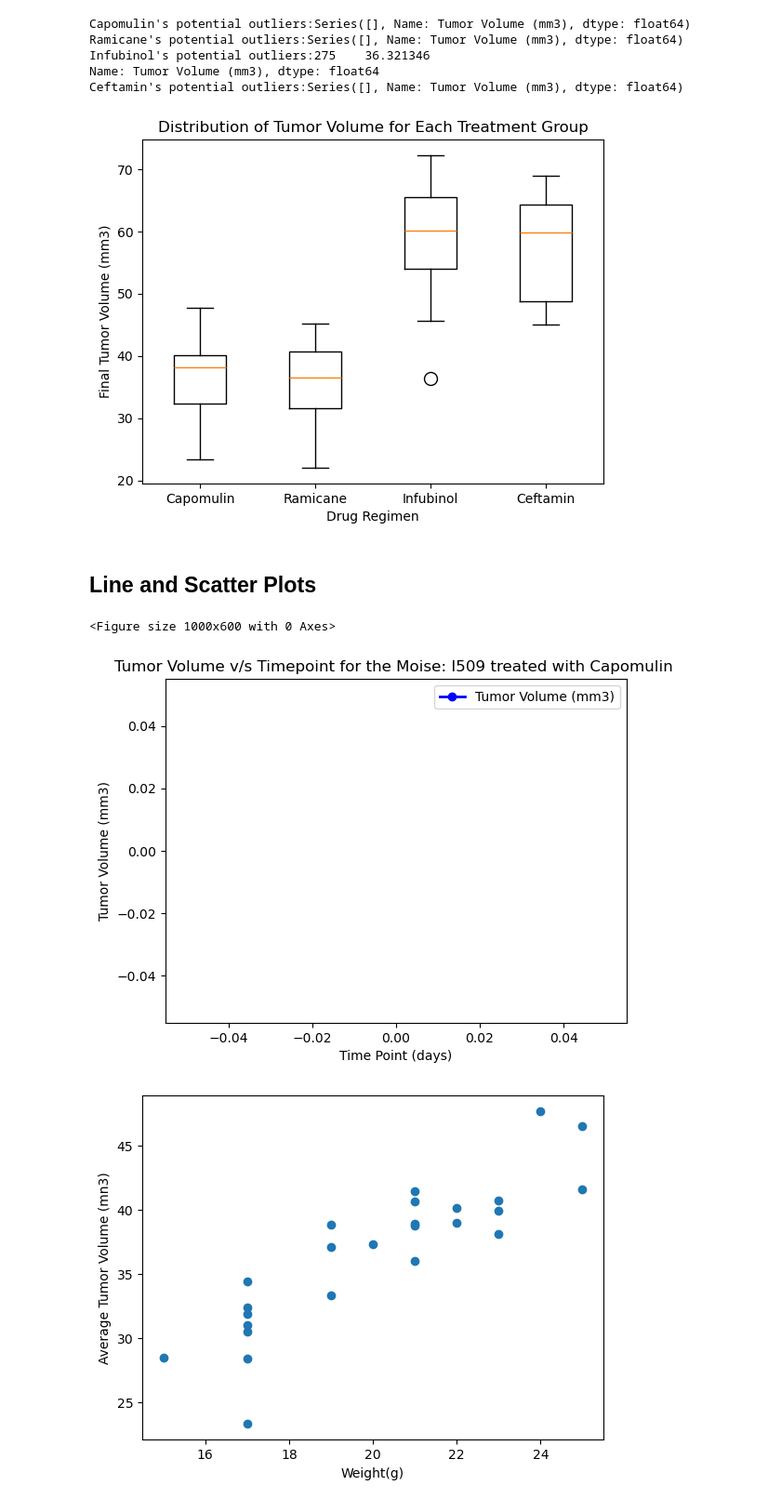
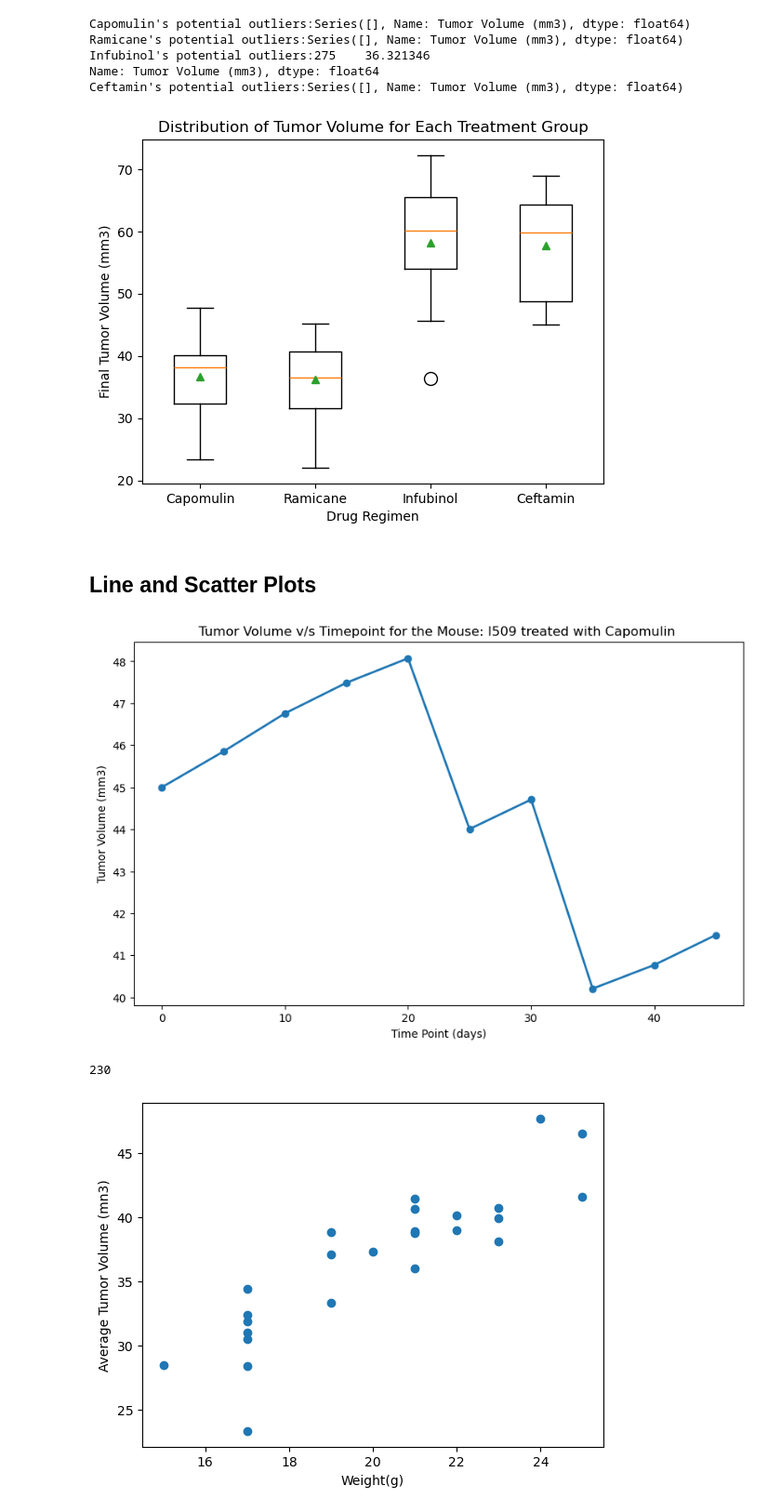
Before and after one commit to dakhushi/Matplotlib-challange, a Jupyter notebook: Pymaceuticals/pymaceuticals_starter.ipynb, the cells around one changed output. Shown: that part at 93% size. Cells and saved outputs as stored; diff of their text form; code cells hidden in the pictures.

```diff
--- a/Pymaceuticals/pymaceuticals_starter.ipynb
+++ b/Pymaceuticals/pymaceuticals_starter.ipynb
@@ -320,7 +297,7 @@ Ceftamin's potential outliers:Series([], Name: Tumor Volume (mm3), dtype: float6
 # Generate a box plot that shows the distrubution of the tumor volume for each treatment group.
 data_to_plot = [data_no_duplicates.loc[data_no_duplicates['Drug Regimen'] == drug,'Tumor Volume (mm3)']for drug in treatment_regimens]
 
-box = plt.boxplot(data_to_plot, labels=treatment_regimens,flierprops=dict(marker='o', color='red', markersize=10))
+box = plt.boxplot(data_to_plot, labels=treatment_regimens,showmeans=True,flierprops=dict(marker='o', color='red', markersize=10))
 
 # Customize the plot
 plt.title('Distribution of Tumor Volume for Each Treatment Group')
@@ -330,29 +307,33 @@ plt.ylabel('Final Tumor Volume (mm3)')
 # Show the plot
 plt.show()
 # %% [output]
-[figure, old version]
+[figure, new version]
 # %% [markdown]
 ## Line and Scatter Plots
 # %%
 # Generate a line plot of tumor volume vs. time point for a single mouse treated with Capomulin
 # Filter the data for a single mouse treated with Capomulin
 
-Capomulin_data = data_no_duplicates[data_no_duplicates['Drug Regimen'] == 'Capomulin']
+mice_id = 'l509'
+mice_id_data = combined_data_df[(combined_data_df['Mouse ID'] == mice_id ) & (combined_data_df['Drug Regimen'] == 'Capomulin')]
 
-mouse_id = "I509"
-mouse_data = Capomulin_data[Capomulin_data['Mouse ID'] == mouse_id]
+x_axis = mice_id_data['Timepoint']
+y_axis = mice_id_data['Tumor Volume (mm3)']
 
 #Generate the line plot
 plt.figure(figsize=(10,6))
-mouse_data.plot(x='Timepoint', y='Tumor Volume (mm3)',marker='o',color='b', linewidth=2)
-
-plt.title(f"Tumor Volume v/s Timepoint for the Moise: {mouse_id} treated with Capomulin " )
+plt.plot(x_axis,y_axis,marker='o',linewidth=2)
+plt.title(f"Tumor Volume v/s Timepoint for the Mouse: {mice_id} treated with Capomulin " )
 plt.xlabel('Time Point (days)')
 plt.ylabel('Tumor Volume (mm3)')
 plt.grid(False)
 plt.show()
 # %% [output]
-<Figure size 1000x600 with 0 Axes>
-[figure, old version]
+[figure, new version]
+# %%
+Capomulin_data = combined_data_df[combined_data_df['Drug Regimen'] == 'Capomulin']
+len(Capomulin_data)
+# %% [output]
+230
 # %%
 # Generate a scatter plot of mouse weight vs. the average observed tumor volume for the entire Capomulin regimen
```
Also changed, not shown: parts of 15 cells of this notebook.
